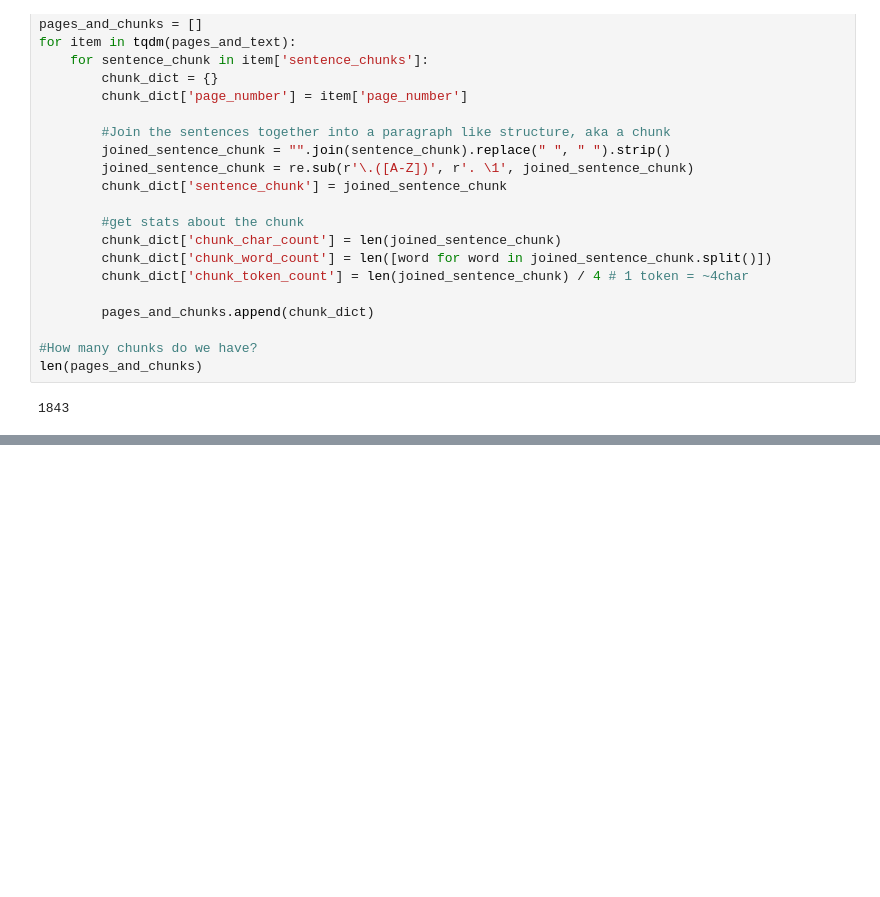
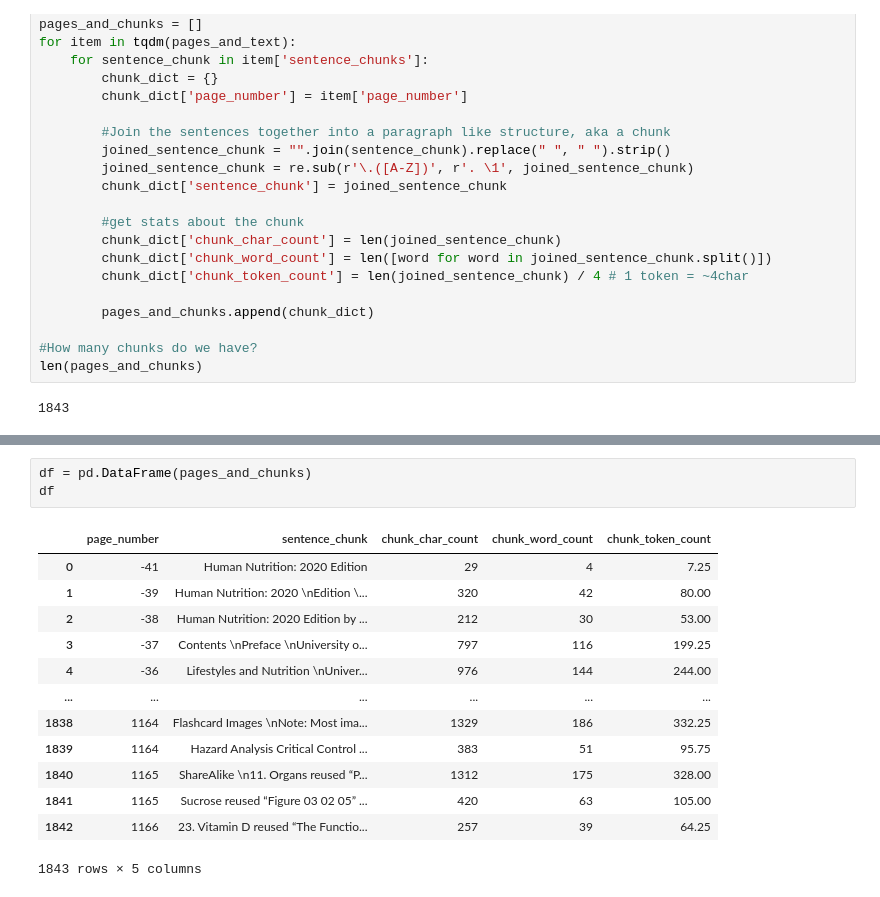
Before and after one commit to psycoplankton/RAG-from-scratch, a Jupyter notebook: rag.ipynb, the cells around one changed output, grey strips where cells are left out. Saved outputs shown, nothing was run; the diff lists cells and outputs as text; blank space fills up the shorter version.

```diff
--- a/rag.ipynb
+++ b/rag.ipynb
@@ -386,0 +388,17 @@ random.sample(pages_and_chunks, k=1)
+# %%
+df = pd.DataFrame(pages_and_chunks)
+df
+# %% [output]
+|  | page_number | sentence_chunk | chunk_char_count | chunk_word_count | chunk_token_count |
+| 0 | -41 | Human Nutrition: 2020 Edition | 29 | 4 | 7.25 |
+| 1 | -39 | Human Nutrition: 2020 \nEdition \... | 320 | 42 | 80.00 |
+| 2 | -38 | Human Nutrition: 2020 Edition by ... | 212 | 30 | 53.00 |
+| 3 | -37 | Contents \nPreface \nUniversity o... | 797 | 116 | 199.25 |
+| 4 | -36 | Lifestyles and Nutrition \nUniver... | 976 | 144 | 244.00 |
+| ... | ... | ... | ... | ... | ... |
+| 1838 | 1164 | Flashcard Images \nNote: Most ima... | 1329 | 186 | 332.25 |
+| 1839 | 1164 | Hazard Analysis Critical Control ... | 383 | 51 | 95.75 |
+| 1840 | 1165 | ShareAlike \n11. Organs reused “P... | 1312 | 175 | 328.00 |
+| 1841 | 1165 | Sucrose reused “Figure 03 02 05” ... | 420 | 63 | 105.00 |
+| 1842 | 1166 | 23. Vitamin D reused “The Functio... | 257 | 39 | 64.25 |
+1843 rows × 5 columns
```
Also changed, not shown: parts of 35 cells of this notebook.
